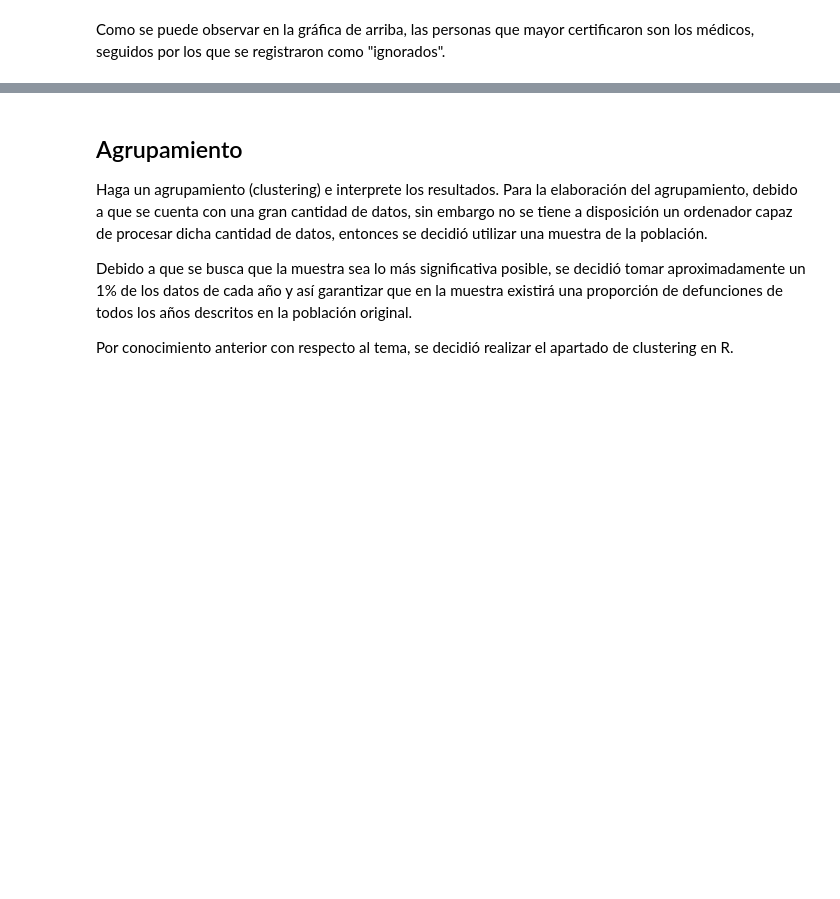
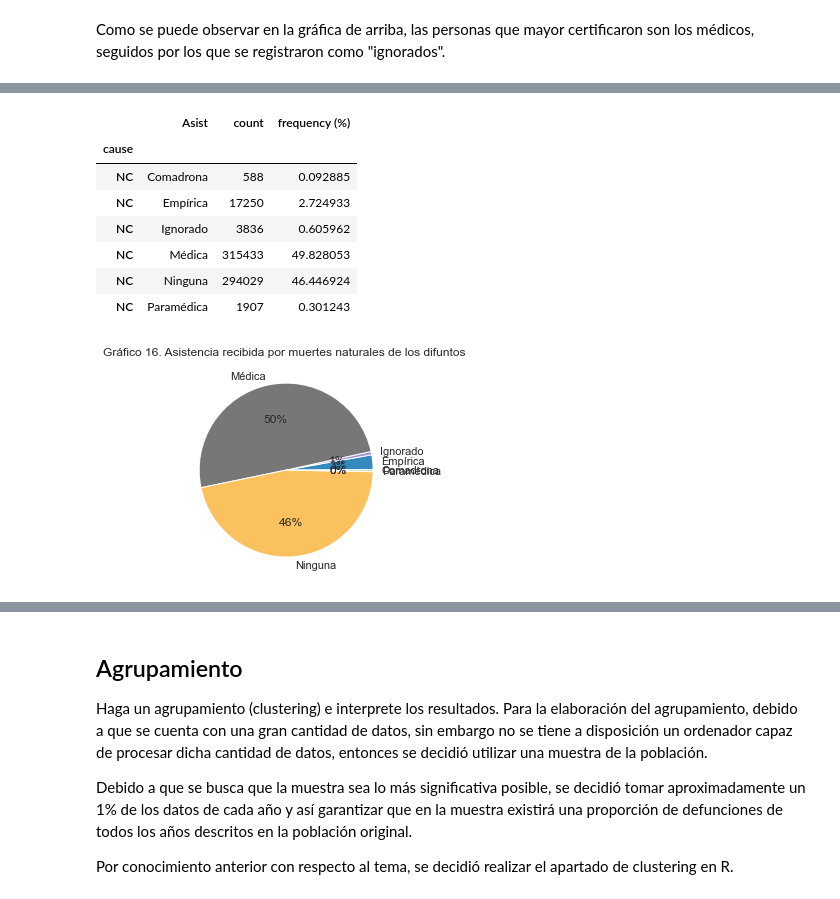
Before and after one commit to Orlando19943/Proyecto1-DM, a Jupyter notebook: project.ipynb, the cells around one changed output, grey strips where cells are left out. Saved outputs shown, nothing was run; the diff lists cells and outputs as text; code cells hidden in the pictures; blank space fills up the shorter version.

```diff
--- a/project.ipynb
+++ b/project.ipynb
@@ -1291,0 +1355,26 @@ que se registraron como "ignorados".
+# %%
+illness = pd.DataFrame({
+    'Asist': deaths['Asist'],
+    'cause' : deaths['cause'].replace(r'([A-R])([A-R])', r'NC', regex=True),
+    'count': 1
+}).groupby(['cause', 'Asist']).count()
+illness.reset_index(level=[1], inplace=True)
+illness = illness.loc[illness.index == 'NC']
+illness['frequency (%)'] = (illness['count'] / illness['count'].sum()) * 100
+display(illness)
+
+plt.pie(illness['frequency (%)'], labels = illness.Asist, autopct='%.0f%%')
+plt.title('Gráfico 16. Asistencia recibida por muertes naturales de los difuntos ')
+plt.show()
+
+del illness
+# %% [output]
+|  | Asist | count | frequency (%) |
+| cause |  |  |  |
+| NC | Comadrona | 588 | 0.092885 |
+| NC | Empírica | 17250 | 2.724933 |
+| NC | Ignorado | 3836 | 0.605962 |
+| NC | Médica | 315433 | 49.828053 |
+| NC | Ninguna | 294029 | 46.446924 |
+| NC | Paramédica | 1907 | 0.301243 |
+[figure, added]
```
Also changed, not shown: parts of 22 cells of this notebook.
